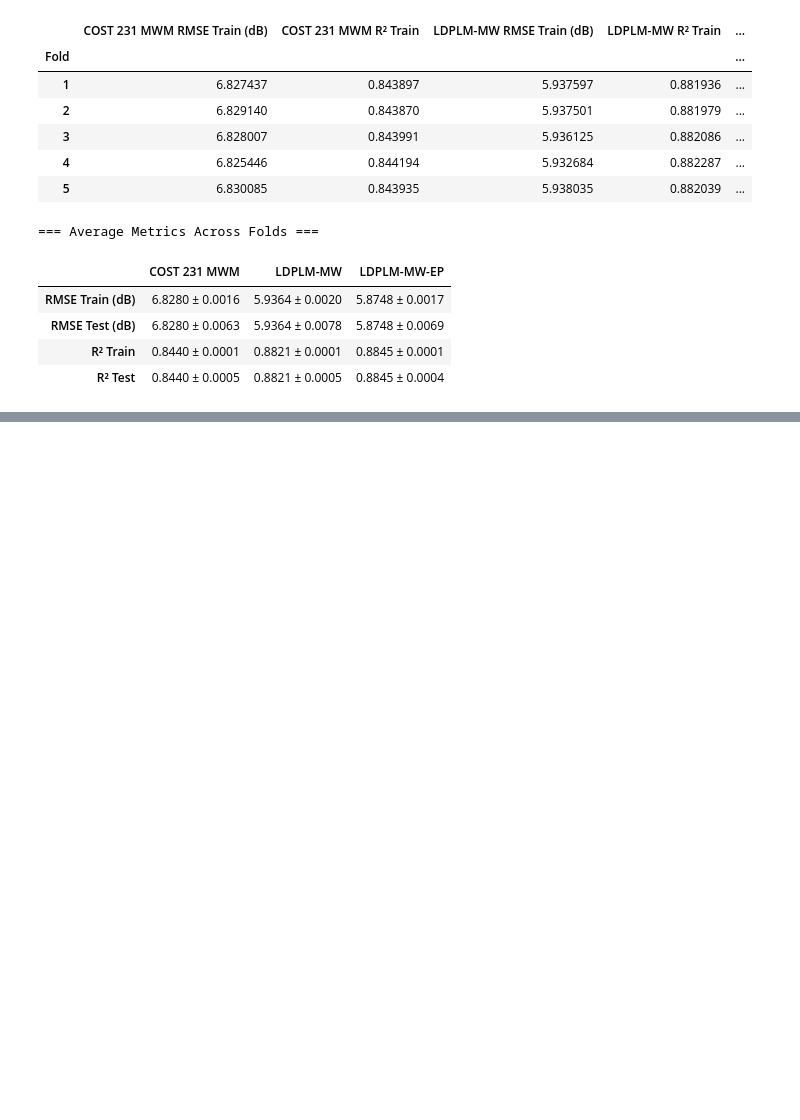
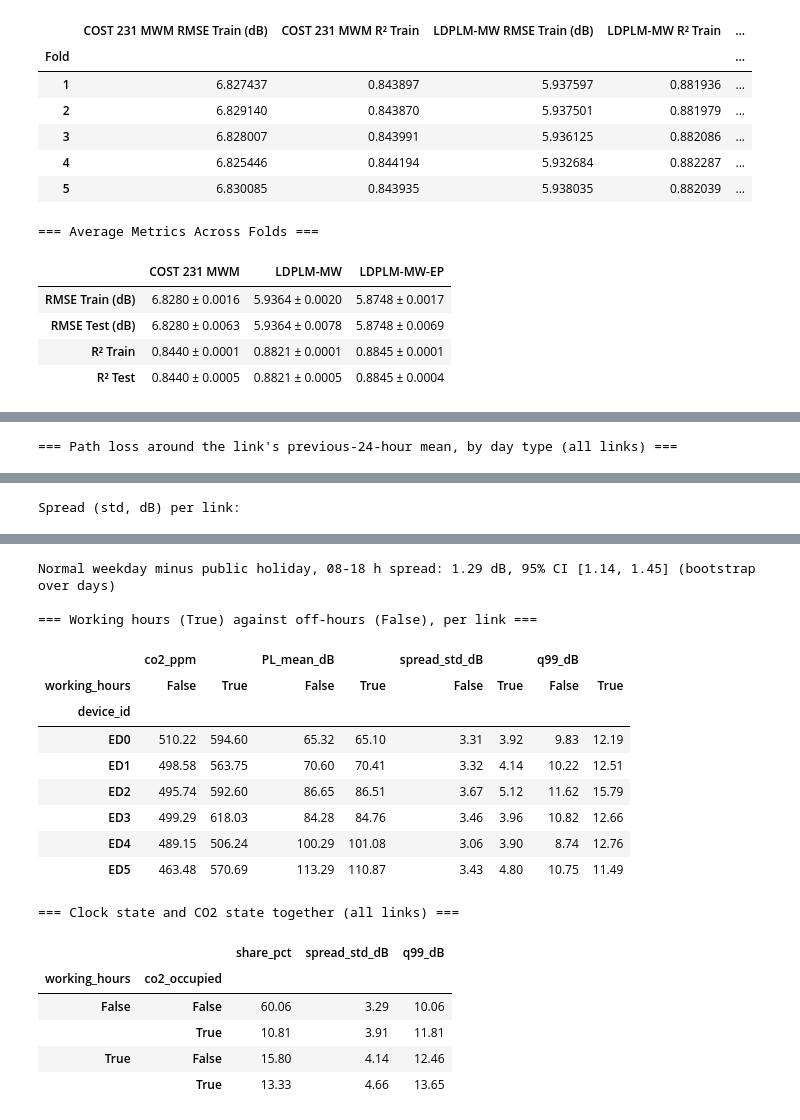
Before and after one commit to nahshonmokua/LoRaWAN-Indoor-PathLoss-Dataset-IEEEACCESS, a Jupyter notebook: 05_Log-Distance Path Loss Modeling.ipynb, the cells around one changed output, grey strips where cells are left out. Cells and saved outputs as stored; diff of their text form; code cells hidden in the pictures; blank space fills up the shorter version.

Commit message:
05: presence analysis by day type and working hours

```diff
--- a/05_Log-Distance Path Loss Modeling.ipynb
+++ b/05_Log-Distance Path Loss Modeling.ipynb
@@ -880,0 +887,59 @@ display(average_df)
+# %%
+# Path loss relative to each link's own previous-24-hour mean: slow drift removed, short-term fluctuation kept
+presence = df[['time', 'device_id', 'exp_pl', 'co2']].sort_values(['device_id', 'time']).copy()
+baseline, co2_excess = [], []
+for _, link in presence.groupby('device_id'):
+    s = link.set_index('time')
+    baseline.append(pd.Series(s['exp_pl'].rolling('24h', closed='left').mean().values, index=link.index))
+    co2_excess.append(pd.Series((s['co2'] - s['co2'].rolling('24h').min()).values, index=link.index))
+presence['deviation'] = presence['exp_pl'] - pd.concat(baseline)
+presence['co2_excess'] = pd.concat(co2_excess)  # CO2 above its own 24 h floor, ppm
+presence = presence.dropna(subset=['deviation'])  # first 24 h of each link has no baseline
+
+# Local time, and the day types: NRW public holidays on weekdays, the Christmas closure week, weekends, nights
+local = presence['time'].dt.tz_convert('Europe/Berlin')
+presence['day'] = local.dt.strftime('%Y-%m-%d')
+daytime = (local.dt.hour >= 8) & (local.dt.hour < 18)
+weekday = local.dt.dayofweek < 5
+holidays = {'2024-10-03', '2024-11-01', '2024-12-25', '2024-12-26', '2025-01-01', '2025-04-18', '2025-04-21', '2025-05-01', '2025-05-29', '2025-06-09', '2025-06-19'}
+christmas_week = {'2024-12-23', '2024-12-24', '2024-12-27', '2024-12-30', '2024-12-31', '2025-01-02', '2025-01-03'}
+day_types = ['08-18 normal weekday', '08-18 public holiday (weekday)', '08-18 Christmas-week weekday', '08-18 weekend', '22-06 night']
+presence['day_type'] = np.select(
+    [daytime & presence['day'].isin(holidays), daytime & presence['day'].isin(christmas_week), daytime & weekday, daytime & ~weekday, (local.dt.hour >= 22) | (local.dt.hour < 6)],
+    [day_types[1], day_types[2], day_types[0], day_types[3], day_types[4]], default='other')
+presence['working_hours'] = daytime & weekday
+
+by_day_type = presence[presence['day_type'] != 'other'].groupby('day_type').agg(
+    days=('day', 'nunique'), rows=('deviation', 'size'), co2_excess_ppm=('co2_excess', 'mean'),
+    spread_std_dB=('deviation', 'std'), q99_dB=('deviation', lambda s: s.quantile(0.99))).loc[day_types]
+print("\n=== Path loss around the link's previous-24-hour mean, by day type (all links) ===\n")
+display(by_day_type.round(2))
+print("Spread (std, dB) per link:")
+display(presence[presence['day_type'] != 'other'].groupby(['device_id', 'day_type'])['deviation'].std().unstack()[day_types].round(2))
+
+# Bootstrap over days: spread on normal weekdays minus spread on public holidays
+by_day = presence[presence['day_type'].isin(day_types[:2])].groupby(['day_type', 'day'])['deviation'].agg(sum_sq=lambda s: (s ** 2).sum(), n='size')
+spread = lambda x: np.sqrt(x['sum_sq'].sum() / x['n'].sum())
+normal, holiday = by_day.loc[day_types[0]], by_day.loc[day_types[1]]
+rng = np.random.default_rng(1)
+diffs = [spread(normal.sample(len(normal), replace=True, random_state=rng)) - spread(holiday.sample(len(holiday), replace=True, random_state=rng)) for _ in range(2000)]
+print(f"Normal weekday minus public holiday, 08-18 h spread: {spread(normal) - spread(holiday):.2f} dB, "
+      f"95% CI [{np.percentile(diffs, 2.5):.2f}, {np.percentile(diffs, 97.5):.2f}] (bootstrap over days)")
+
+# Working hours (Mon-Fri 08-18) against the rest: the level barely moves, the spread widens
+by_clock = presence.groupby(['device_id', 'working_hours']).agg(
+    co2_ppm=('co2', 'mean'), PL_mean_dB=('exp_pl', 'mean'), spread_std_dB=('deviation', 'std'),
+    q99_dB=('deviation', lambda s: s.quantile(0.99))).round(2).unstack()
+print("\n=== Working hours (True) against off-hours (False), per link ===\n")
+display(by_clock)
+
+# Within working hours: is the building's CO2 more than 100 ppm above its daily floor (people present) or not?
+presence['hour'] = presence['time'].dt.floor('h')
+building_co2_excess = presence.groupby(['hour', 'device_id'])['co2_excess'].mean().unstack().mean(axis=1)
+presence['co2_occupied'] = presence['hour'].map(building_co2_excess) > 100
+by_clock_and_co2 = presence.groupby(['working_hours', 'co2_occupied'])['deviation'].agg(
+    share_pct=lambda s: 100 * len(s) / len(presence), spread_std_dB='std', q99_dB=lambda s: s.quantile(0.99)).round(2)
+print("\n=== Clock state and CO2 state together (all links) ===\n")
+display(by_clock_and_co2)
+# %% [output]
+=== Path loss around the link's previous-24-hour mean, by day type (all links) ===
@@ -880,0 +953 @@ display(average_df)
+Spread (std, dB) per link:
@@ -880,0 +962,19 @@ display(average_df)
+Normal weekday minus public holiday, 08-18 h spread: 1.29 dB, 95% CI [1.14, 1.45] (bootstrap over days)
+
+=== Working hours (True) against off-hours (False), per link ===
+|  | co2_ppm |  | PL_mean_dB |  | spread_std_dB |  | q99_dB |  |
+| working_hours | False | True | False | True | False | True | False | True |
+| device_id |  |  |  |  |  |  |  |  |
+| ED0 | 510.22 | 594.60 | 65.32 | 65.10 | 3.31 | 3.92 | 9.83 | 12.19 |
+| ED1 | 498.58 | 563.75 | 70.60 | 70.41 | 3.32 | 4.14 | 10.22 | 12.51 |
+| ED2 | 495.74 | 592.60 | 86.65 | 86.51 | 3.67 | 5.12 | 11.62 | 15.79 |
+| ED3 | 499.29 | 618.03 | 84.28 | 84.76 | 3.46 | 3.96 | 10.82 | 12.66 |
+| ED4 | 489.15 | 506.24 | 100.29 | 101.08 | 3.06 | 3.90 | 8.74 | 12.76 |
+| ED5 | 463.48 | 570.69 | 113.29 | 110.87 | 3.43 | 4.80 | 10.75 | 11.49 |
+=== Clock state and CO2 state together (all links) ===
+|  |  | share_pct | spread_std_dB | q99_dB |
+| working_hours | co2_occupied |  |  |  |
+| False | False | 60.06 | 3.29 | 10.06 |
+|  | True | 10.81 | 3.91 | 11.81 |
+| True | False | 15.80 | 4.14 | 12.46 |
+|  | True | 13.33 | 4.66 | 13.65 |
```
Also changed, not shown: parts of 2 cells of this notebook.
